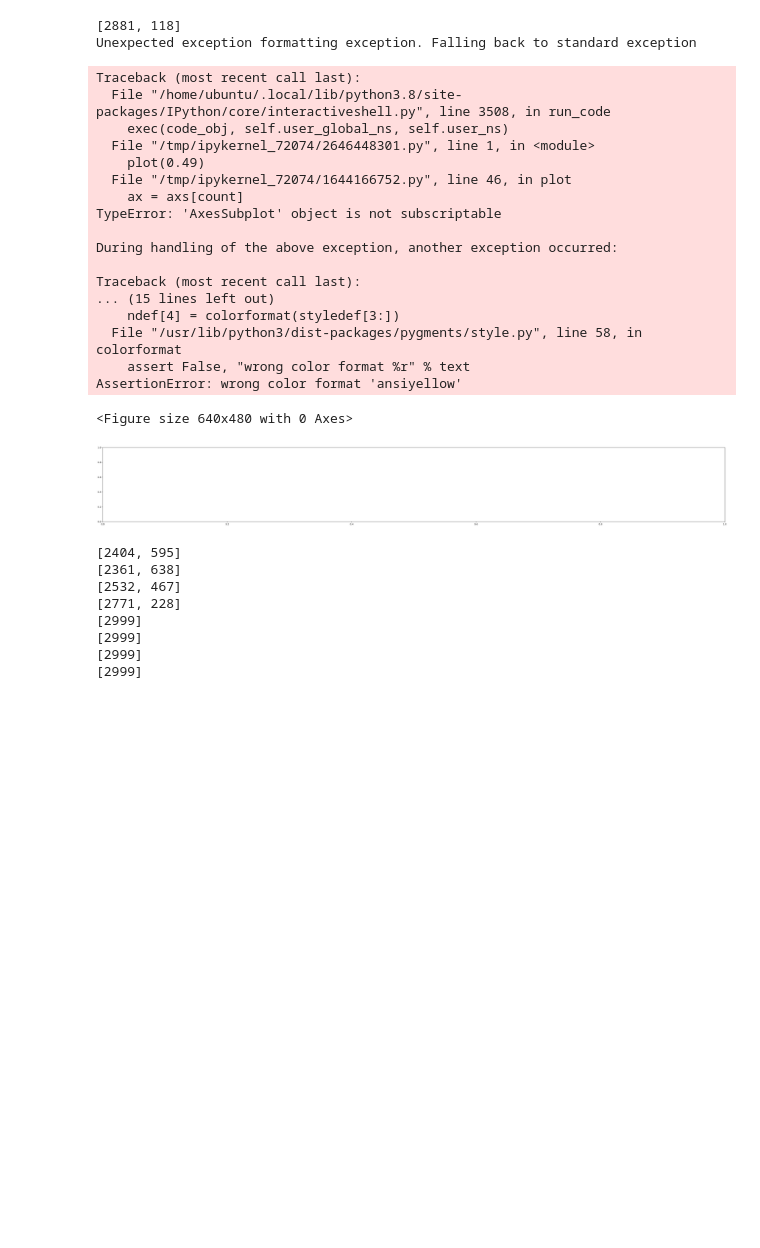
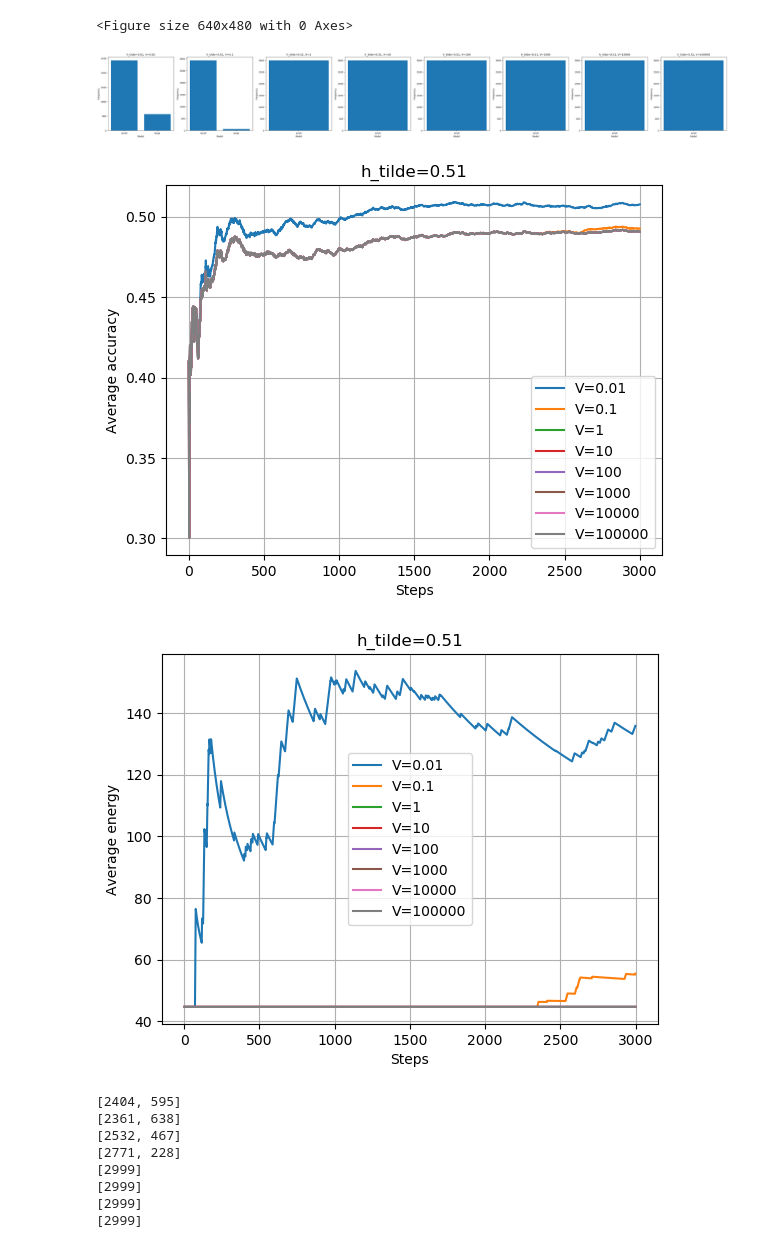
Before and after one commit to ryanzhangofficial/Inferencing-Project, a Jupyter notebook: Plotting.ipynb, the cells around one changed output. Cells and saved outputs as stored; diff of their text form; code cells hidden in the pictures; blank space fills up the shorter version.

Commit message:
Update Plotting Paper

```diff
--- a/Plotting.ipynb
+++ b/Plotting.ipynb
@@ -122,27 +186,10 @@ plot(0.51)
 # %%
-plot(0.49)
+plot(0.51)
 # %% [output]
-[2881, 118]
-Unexpected exception formatting exception. Falling back to standard exception
+<Figure size 640x480 with 0 Axes>
-Traceback (most recent call last):
-  File "/home/ubuntu/.local/lib/python3.8/site-packages/IPython/core/interactiveshell.py", line 3508, in run_code
-    exec(code_obj, self.user_global_ns, self.user_ns)
-  File "/tmp/ipykernel_72074/2646448301.py", line 1, in <module>
-    plot(0.49)
-  File "/tmp/ipykernel_72074/1644166752.py", line 46, in plot
-    ax = axs[count]
-TypeError: 'AxesSubplot' object is not subscriptable
-
-During handling of the above exception, another exception occurred:
-
-Traceback (most recent call last):
-... (15 lines left out)
-    ndef[4] = colorformat(styledef[3:])
-  File "/usr/lib/python3/dist-packages/pygments/style.py", line 58, in colorformat
-    assert False, "wrong color format %r" % text
-AssertionError: wrong color format 'ansiyellow'
-<Figure size 640x480 with 0 Axes>
-[figure, old version]
+[figure, new version]
+[figure, added]
+[figure, added]
 # %%
 plot(0.5)
 # %% [output]
```
Also changed, not shown: parts of 3 cells of this notebook.
